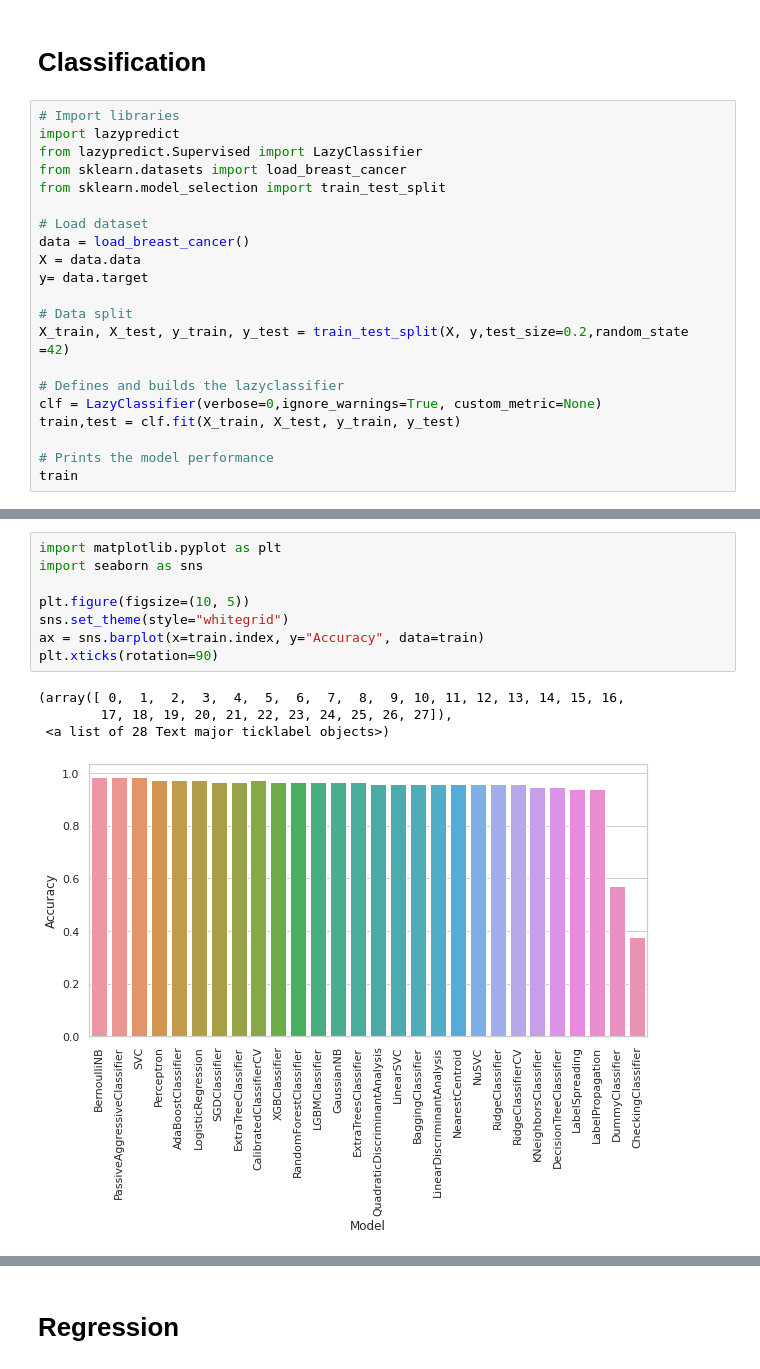
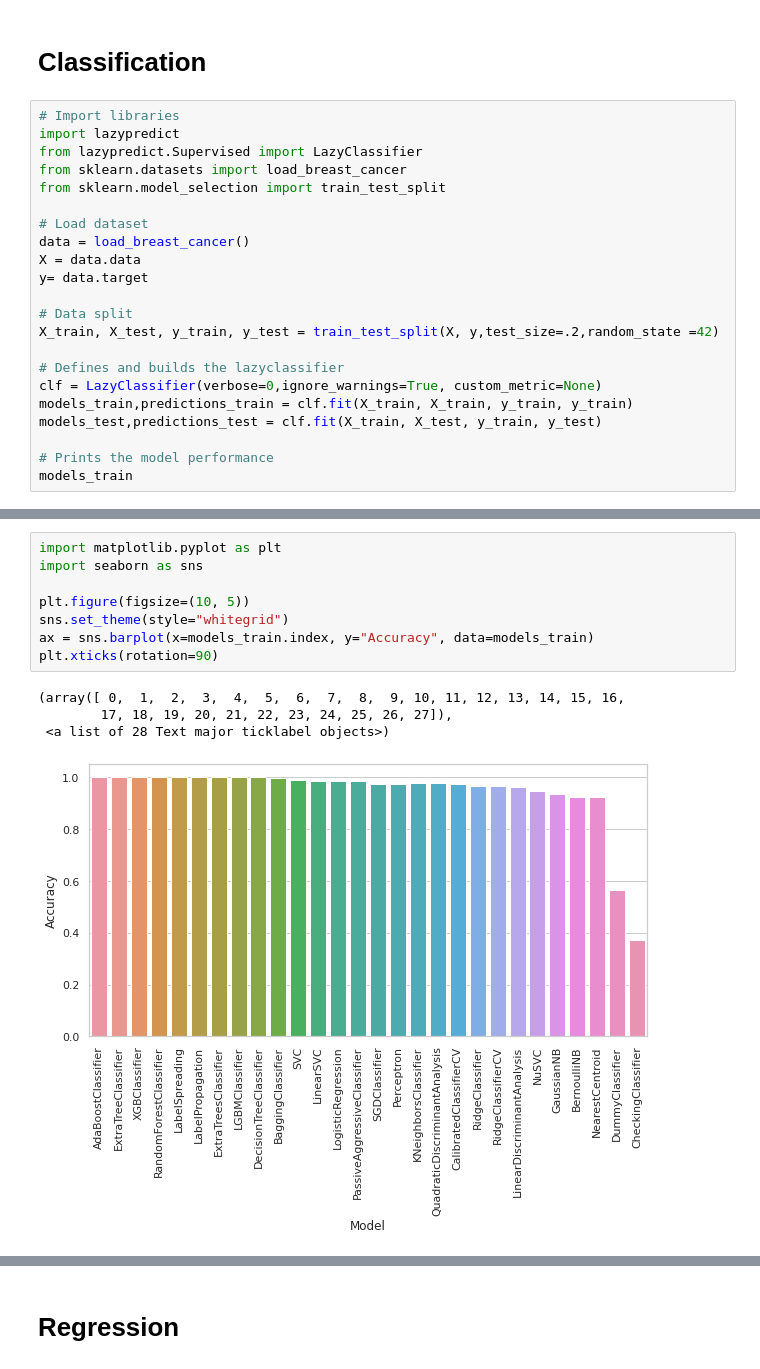
Before and after one commit to dataprofessor/python, a Jupyter notebook: lazypredict.ipynb, the cells around one changed output, grey strips where cells are left out. Cells and saved outputs as stored; diff of their text form.

```diff
--- a/lazypredict.ipynb
+++ b/lazypredict.ipynb
@@ -50,14 +35,15 @@ X = data.data
 y= data.target
 
 # Data split
-X_train, X_test, y_train, y_test = train_test_split(X, y,test_size=0.2,random_state =42)
+X_train, X_test, y_train, y_test = train_test_split(X, y,test_size=.2,random_state =42)
 
 # Defines and builds the lazyclassifier
 clf = LazyClassifier(verbose=0,ignore_warnings=True, custom_metric=None)
-train,test = clf.fit(X_train, X_test, y_train, y_test)
+models_train,predictions_train = clf.fit(X_train, X_train, y_train, y_train)
+models_test,predictions_test = clf.fit(X_train, X_test, y_train, y_test)
 
 # Prints the model performance
-train
+models_train
 # %% [output]
 |  | Accuracy | Balanced Accuracy | ROC AUC | F1 Score | Time Taken |
 | Model |  |  |  |  |  |
@@ -101,16 +87,16 @@ test
 # %%
 import matplotlib.pyplot as plt
 import seaborn as sns
 
 plt.figure(figsize=(10, 5))
 sns.set_theme(style="whitegrid")
-ax = sns.barplot(x=train.index, y="Accuracy", data=train)
+ax = sns.barplot(x=models_train.index, y="Accuracy", data=models_train)
 plt.xticks(rotation=90)
 # %% [output]
 (array([ 0,  1,  2,  3,  4,  5,  6,  7,  8,  9, 10, 11, 12, 13, 14, 15, 16,
         17, 18, 19, 20, 21, 22, 23, 24, 25, 26, 27]),
  <a list of 28 Text major ticklabel objects>)
-[figure, old version]
+[figure, new version]
 # %%
 import matplotlib.pyplot as plt
 import seaborn as sns
```
Also changed, not shown: parts of 12 cells of this notebook.
